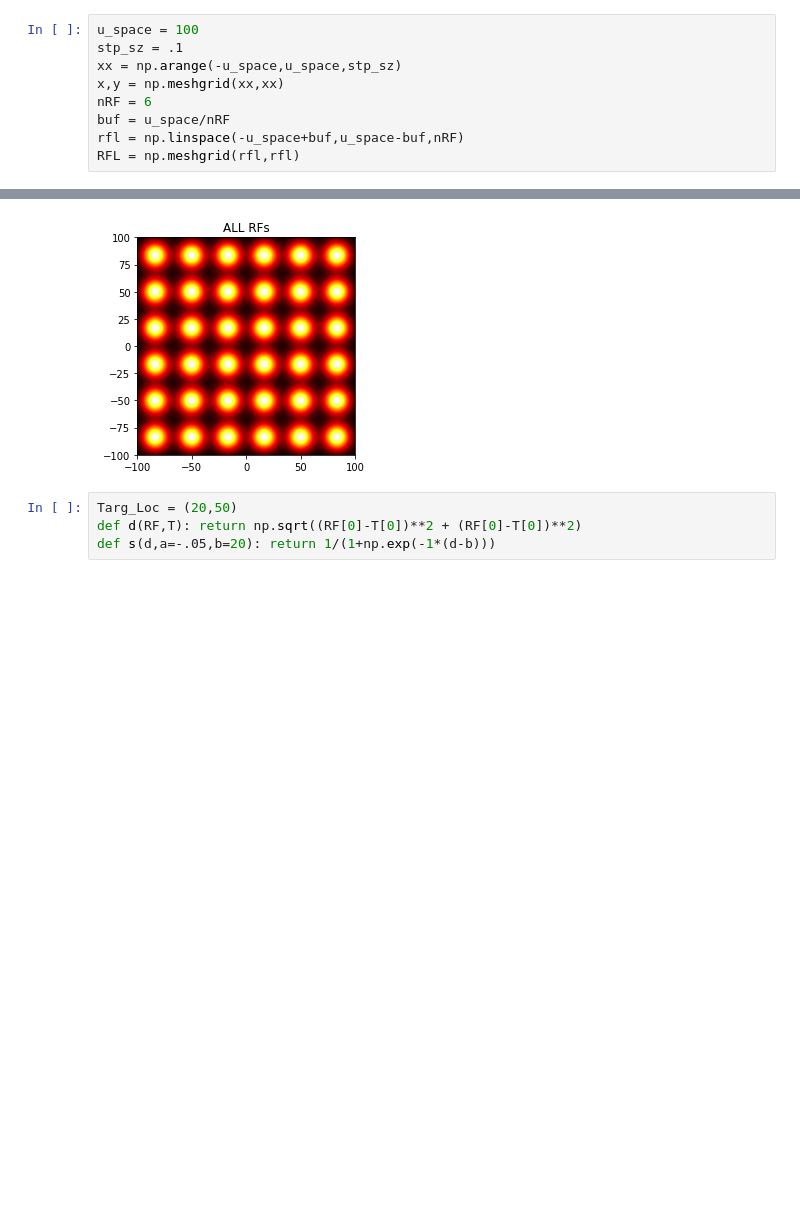
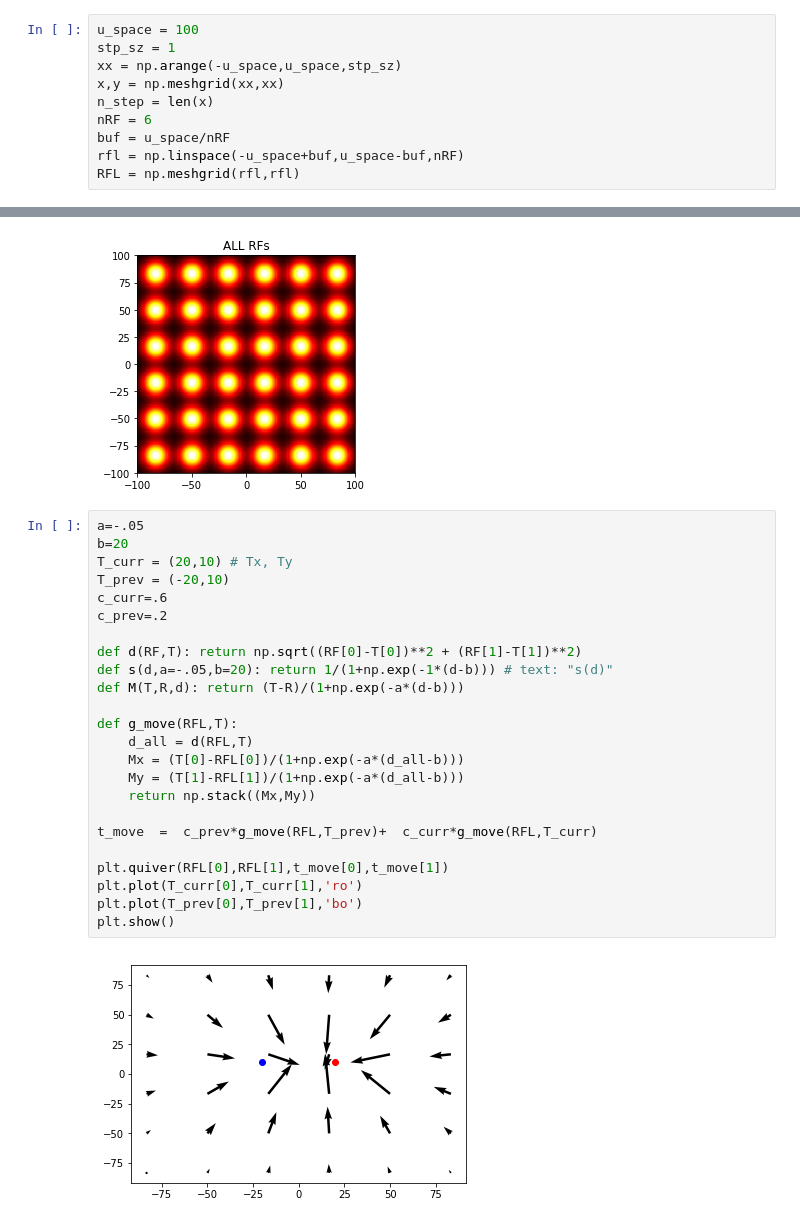
Before and after one commit to TimCSheehan/biasModels, a Jupyter notebook: Pap_Snyder2017.ipynb, the cells around one changed output, grey strips where cells are left out. Cells and saved outputs as stored; diff of their text form; blank space fills up the shorter version.

```diff
--- a/Pap_Snyder2017.ipynb
+++ b/Pap_Snyder2017.ipynb
@@ -8,8 +9,9 @@ import matplotlib.pyplot as plt
 # %%
 u_space = 100
-stp_sz = .1
+stp_sz = 1
 xx = np.arange(-u_space,u_space,stp_sz)
 x,y = np.meshgrid(xx,xx)
+n_step = len(x)
 nRF = 6
 buf = u_space/nRF
 rfl = np.linspace(-u_space+buf,u_space-buf,nRF)
@@ -28,7 +32,29 @@ plt.title('ALL RFs')
 plt.show()
 # %% [output]
 [figure]
-# %%
-Targ_Loc = (20,50)
-def d(RF,T): return np.sqrt((RF[0]-T[0])**2 + (RF[0]-T[0])**2)
-def s(d,a=-.05,b=20): return 1/(1+np.exp(-1*(d-b)))
+# %%
+a=-.05
+b=20
+T_curr = (20,10) # Tx, Ty
+T_prev = (-20,10)
+c_curr=.6
+c_prev=.2
+
+def d(RF,T): return np.sqrt((RF[0]-T[0])**2 + (RF[1]-T[1])**2)
+def s(d,a=-.05,b=20): return 1/(1+np.exp(-1*(d-b))) # text: "s(d)"
+def M(T,R,d): return (T-R)/(1+np.exp(-a*(d-b)))
+
+def g_move(RFL,T):
+    d_all = d(RFL,T)
+    Mx = (T[0]-RFL[0])/(1+np.exp(-a*(d_all-b)))
+    My = (T[1]-RFL[1])/(1+np.exp(-a*(d_all-b)))
+    return np.stack((Mx,My))
+
+t_move  =  c_prev*g_move(RFL,T_prev)+  c_curr*g_move(RFL,T_curr)
+
+plt.quiver(RFL[0],RFL[1],t_move[0],t_move[1])
+plt.plot(T_curr[0],T_curr[1],'ro')
+plt.plot(T_prev[0],T_prev[1],'bo')
+plt.show()
+# %% [output]
+[figure, added]
```
Also changed, not shown: parts of 19 cells of this notebook, 1 other file.
